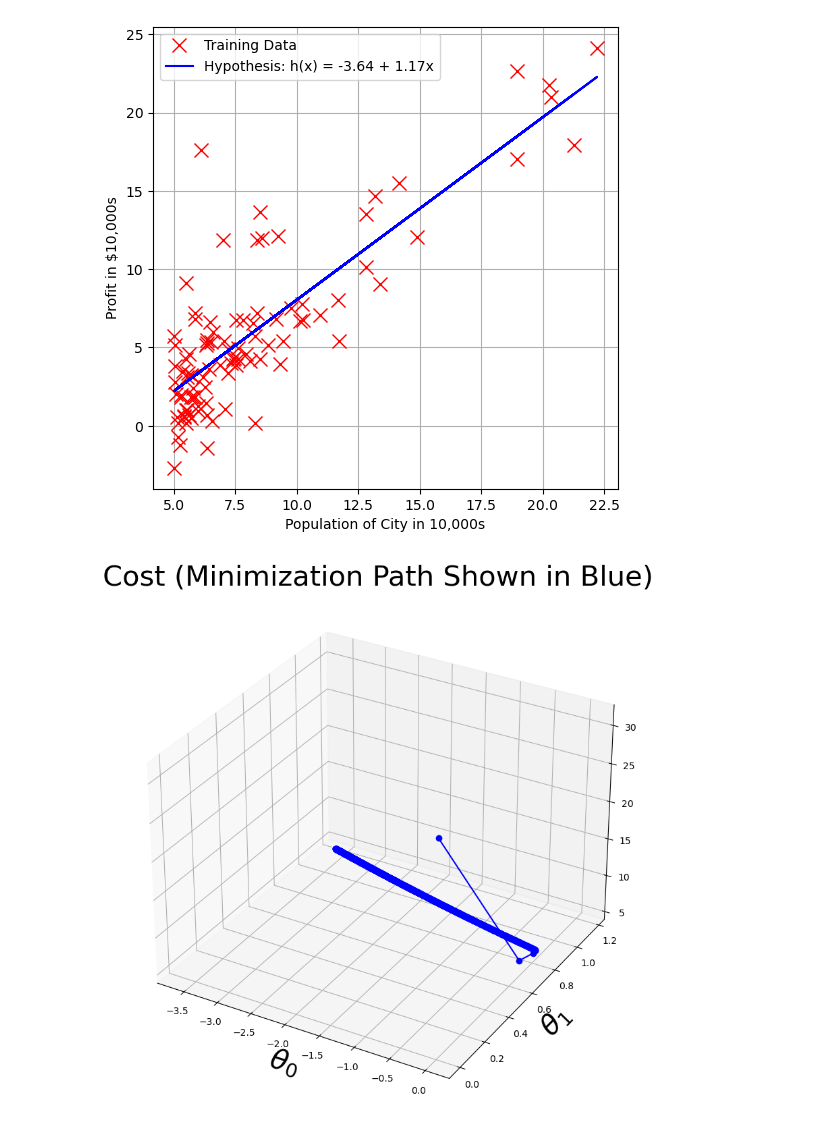
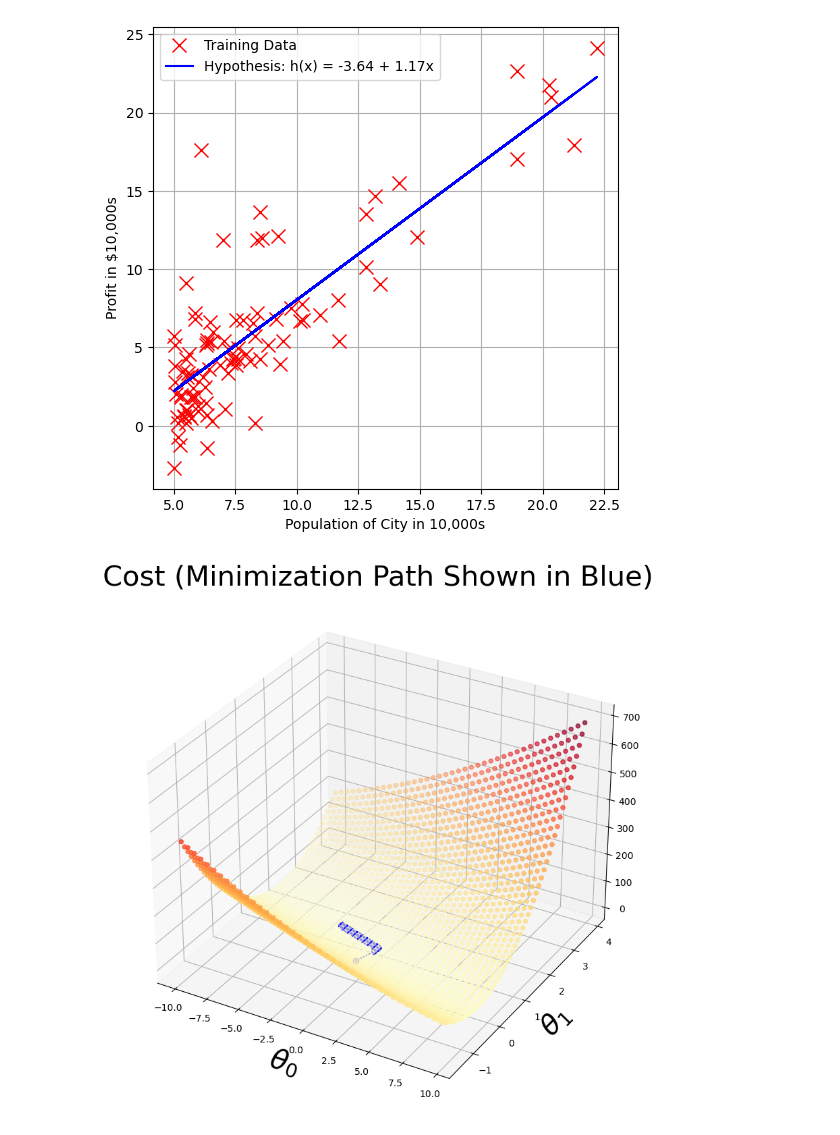
Before and after one commit to preetamshandilya/Ai, a Jupyter notebook: Ml/regression_2.ipynb, the cells around one changed output. Cells and saved outputs as stored; diff of their text form; code cells hidden in the pictures.

```diff
--- a/Ml/regression_2.ipynb
+++ b/Ml/regression_2.ipynb
@@ -6,7 +6,7 @@ import matplotlib.pyplot as plt
 # %% [markdown]
 # Linear Regression with one variable
 # %%
-df = "/home/balerion/Desktop/Ai/Andrew-NG-Notes/Machine Learning notebooks By Andrew NG/ex1/data/ex1data1.txt"
+df = '/home/balerion/Desktop/leetcode_Ai/Ai/Andrew-NG-Notes/Machine Learning notebooks By Andrew NG/ex1/data/ex1data1.txt'
 cols = np.loadtxt(df,delimiter=',',usecols=(0,1),unpack=True) # unpack transpose the cols
 
 # df = pd.read_csv("/home/balerion/Desktop/Ai/Andrew-NG-Notes/Machine Learning notebooks By Andrew NG/ex1/data/ex1data1.txt")
@@ -164,27 +164,27 @@ plt.legend()
 # %%
 import matplotlib.pyplot as plt
 from mpl_toolkits.mplot3d import axes3d , Axes3D
 
 fig = plt.figure(figsize=(10,10))
 ax = fig.add_subplot(111,projection='3d')
 
-# xvals = np.arange(-10,10,.5)
-# yvals = np.arange(-1.5,4,.1)
+xvals = np.arange(-10,10,.5)
+yvals = np.arange(-1.5,4,.1)
 
-# myx , myy , myz = [] , [] , []
+myx , myy , myz = [] , [] , []
 
 
-# for i in xvals:
-#     for j in yvals:
-#         myx.append(i)
-#         myy.append(j)
-#         myz.append(computeCost(np.array([[i],[j]]) , X , y))
-# scat = ax.scatter(myx,myy,myz,c=np.abs(myz),cmap=plt.get_cmap('YlOrRd'))
+for i in xvals:
+    for j in yvals:
+        myx.append(i)
+        myy.append(j)
+        myz.append(computeCost(np.array([[i],[j]]) , X , y))
+scat = ax.scatter(myx,myy,myz,c=np.abs(myz),cmap=plt.get_cmap('YlOrRd'))
 
 plt.xlabel(r'$\theta_0$',fontsize=30)
 plt.ylabel(r'$\theta_1$',fontsize=30)
 plt.title('Cost (Minimization Path Shown in Blue)',fontsize=30)
 plt.plot([x[0] for x in thetahistory],[x[1] for x in thetahistory],jvec,'bo-')
 plt.show()
 # %% [output]
-[figure, old version]
+[figure, new version]
```
Also changed, not shown: 1 other file.
